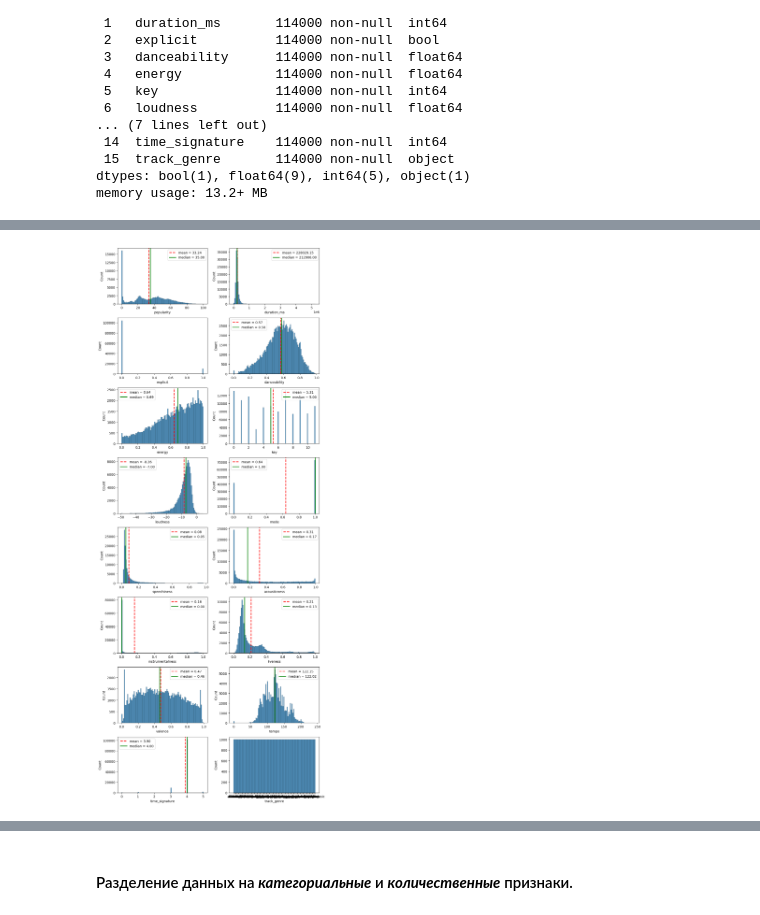
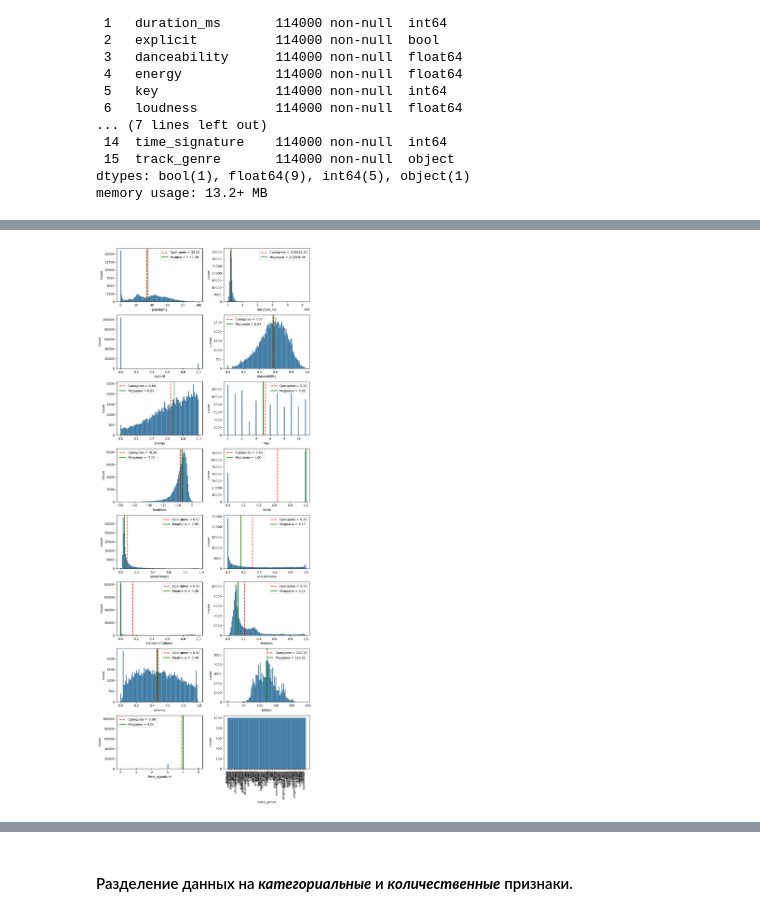
Before and after one commit to Lummoxy/ml_summer_prac, a Jupyter notebook: spotify_task.ipynb, the cells around one changed output, grey strips where cells are left out. Drawn from its saved outputs; the diff is of its cells as text; code cells hidden in the pictures.

```diff
--- a/spotify_task.ipynb
+++ b/spotify_task.ipynb
@@ -158,26 +183,28 @@ plt.show()
 # %%
 cols = data.columns.tolist()
 n = len(cols)
 ncols = 2
 nrows = int(np.ceil(n / ncols))
 
 fig, axs = plt.subplots(nrows, ncols, figsize=(5 * ncols, 3 * nrows))
 axs = axs.flatten()
 
 for i, col in enumerate(cols):
     ax = axs[i]
-    sns.histplot(data[col], bins=100, ax=ax, edgecolor='k')
+    sns.histplot(data[col], bins=100, ax=ax, edgecolor='k',  stat='count')
     if data[col].dtype not in ['object', 'bool']:
         mean_val = data[col].mean()
         median_val = data[col].median()
-        ax.axvline(mean_val, color='red', linestyle='--', linewidth=2, label=f'mean = {mean_val:.2f}')
-        ax.axvline(median_val, color='green', linestyle='-', linewidth=2, label=f'median = {median_val:.2f}')
+        ax.axvline(mean_val, color='red', linestyle='--', linewidth=2, label=f'Сренднее = {mean_val:.2f}')
+        ax.axvline(median_val, color='green', linestyle='-', linewidth=2, label=f'Медиана = {median_val:.2f}')
         ax.legend()
 
 for j in range(n, len(axs)):
     axs[j].axis('off')
 
+
 fig.tight_layout()
+plt.xticks(rotation=90, ha='right')
 plt.show()
 # %% [output]
-[figure, old version]
+[figure, new version]
```
Also changed, not shown: parts of 47 cells of this notebook.
